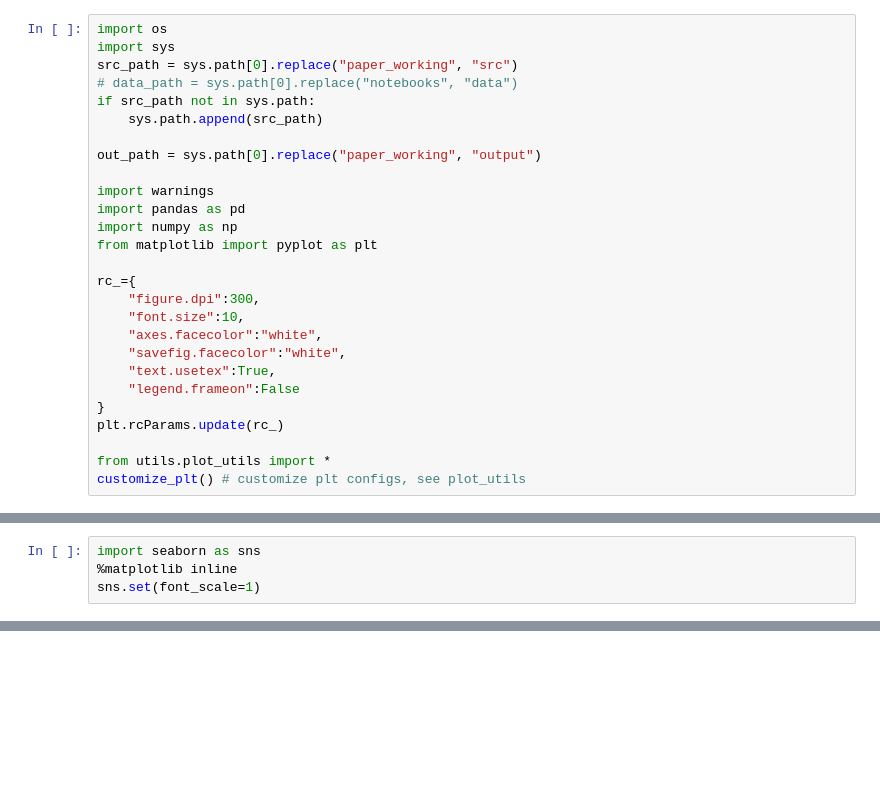
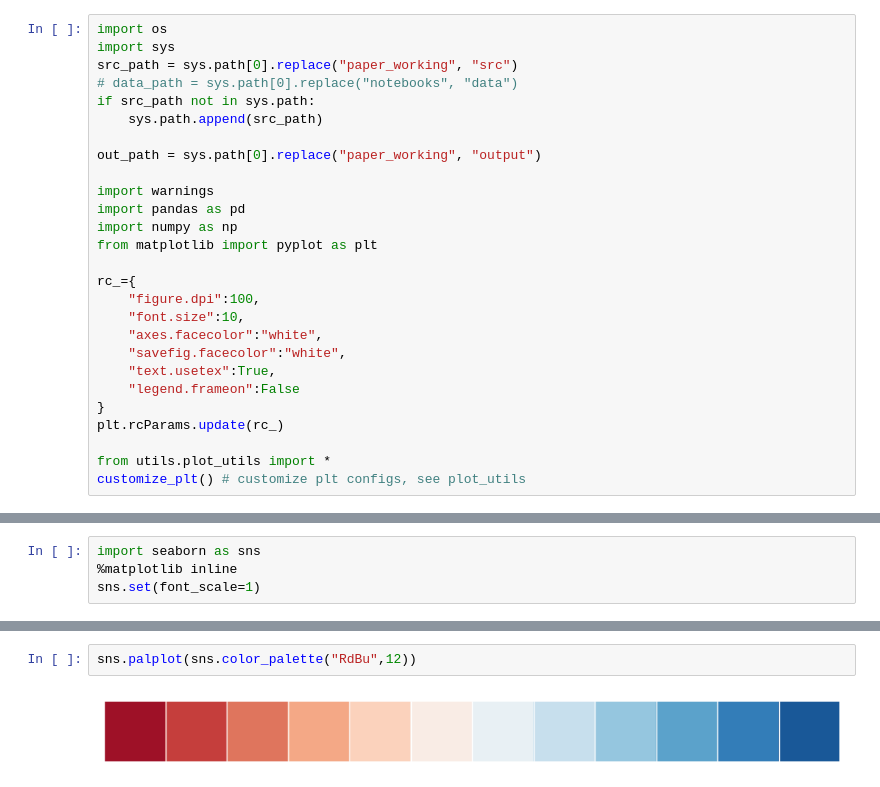
Before and after one commit to AarenLee07/Microgrid-Optimizer, a Jupyter notebook: paper_working/fig5-Sensitivity.ipynb, the cells around one changed output, grey strips where cells are left out. Saved outputs shown, nothing was run; the diff lists cells and outputs as text; blank space fills up the shorter version.

```diff
--- a/paper_working/fig5-Sensitivity.ipynb
+++ b/paper_working/fig5-Sensitivity.ipynb
@@ -14,7 +14,7 @@ import numpy as np
 from matplotlib import pyplot as plt
 
 rc_={
-    "figure.dpi":300,
+    "figure.dpi":100,
     "font.size":10,
     "axes.facecolor":"white",
     "savefig.facecolor":"white",
@@ -115,0 +252,4 @@ Text(0.5, 0.0, 'Relative regret OPEX improvement')
+# %%
+sns.palplot(sns.color_palette("RdBu",12))
+# %% [output]
+[figure, added]
```
Also changed, not shown: parts of 8 cells of this notebook, 44 other files.
